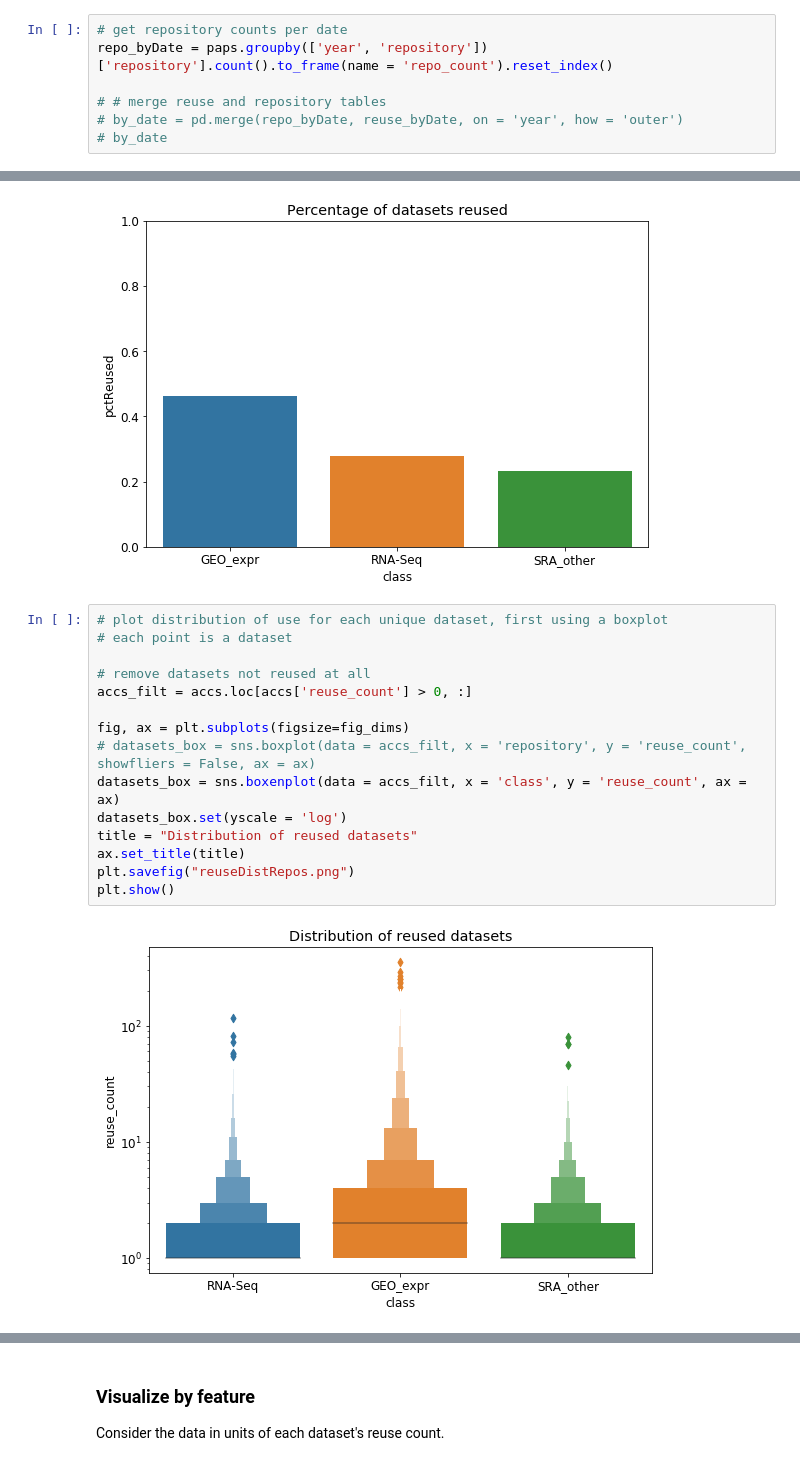
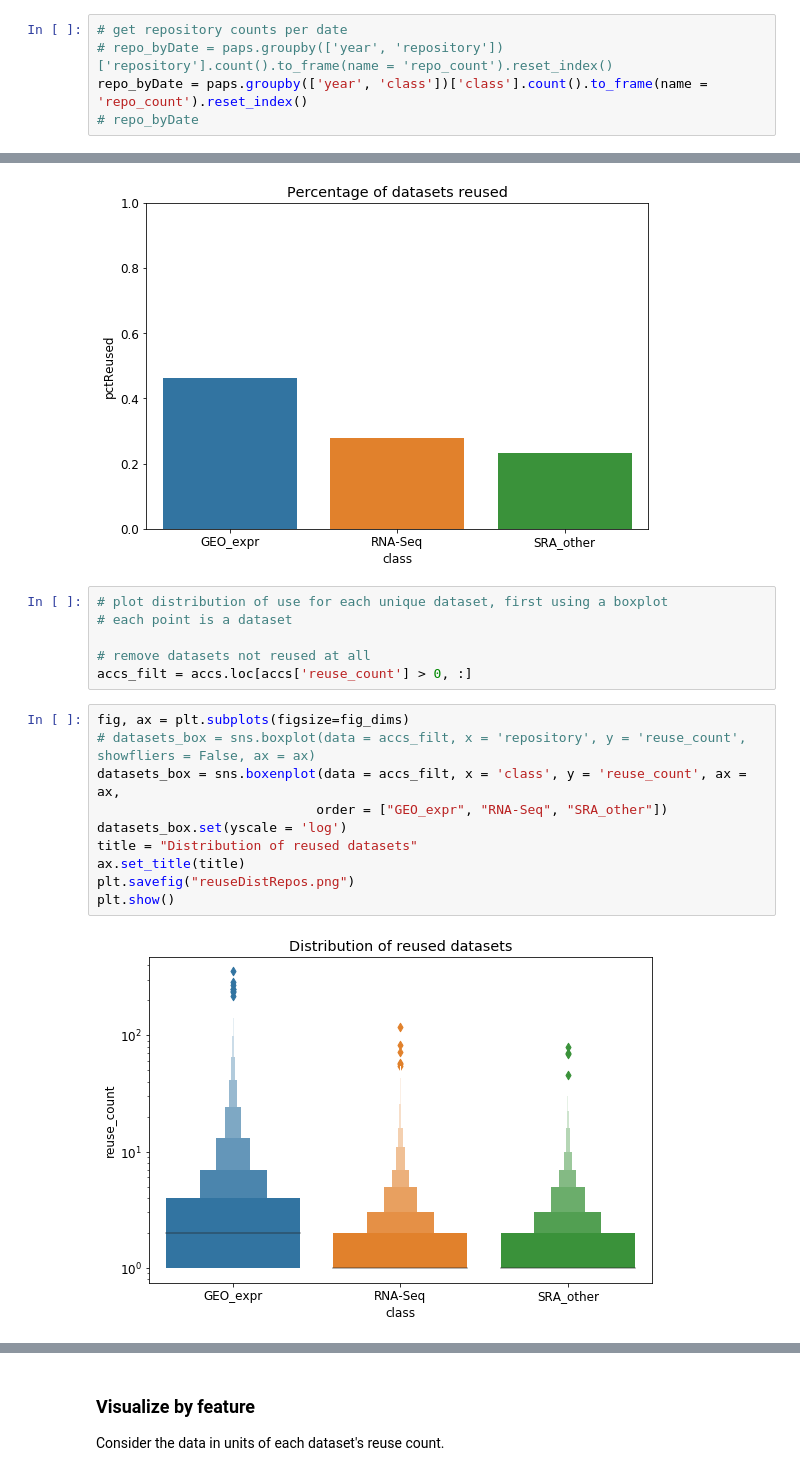
Before and after one commit to smangul1/data_reusability, a Jupyter notebook: jupyter_notebooks/visualize_data.ipynb, the cells around one changed output, grey strips where cells are left out. Cells and saved outputs as stored; diff of their text form.

```diff
--- a/jupyter_notebooks/visualize_data.ipynb
+++ b/jupyter_notebooks/visualize_data.ipynb
@@ -154,11 +109,9 @@ paps['year'] = paps['pmc_date'].dt.year
 # paps
 # %%
 # get repository counts per date
-repo_byDate = paps.groupby(['year', 'repository'])['repository'].count().to_frame(name = 'repo_count').reset_index()
-
-# # merge reuse and repository tables
-# by_date = pd.merge(repo_byDate, reuse_byDate, on = 'year', how = 'outer')
-# by_date
+# repo_byDate = paps.groupby(['year', 'repository'])['repository'].count().to_frame(name = 'repo_count').reset_index()
+repo_byDate = paps.groupby(['year', 'class'])['class'].count().to_frame(name = 'repo_count').reset_index()
+# repo_byDate
 # %%
 dropme = repo_byDate[repo_byDate['year'] == 2020].index
 repo_byDate.drop(dropme, inplace = True)
@@ -349,20 +294,21 @@ plt.savefig("pctDataReused.png")
 plt.show()
 # %% [output]
 [figure]
+# %%
+# plot distribution of use for each unique dataset, first using a boxplot
+# each point is a dataset
+
+# remove datasets not reused at all
+accs_filt = accs.loc[accs['reuse_count'] > 0, :]
 # %%
-# plot distribution of use for each unique dataset, first using a boxplot
-# each point is a dataset
-
-# remove datasets not reused at all
-accs_filt = accs.loc[accs['reuse_count'] > 0, :]
-
 fig, ax = plt.subplots(figsize=fig_dims)
 # datasets_box = sns.boxplot(data = accs_filt, x = 'repository', y = 'reuse_count', showfliers = False, ax = ax)
-datasets_box = sns.boxenplot(data = accs_filt, x = 'class', y = 'reuse_count', ax = ax)
+datasets_box = sns.boxenplot(data = accs_filt, x = 'class', y = 'reuse_count', ax = ax,
+                            order = ["GEO_expr", "RNA-Seq", "SRA_other"])
 datasets_box.set(yscale = 'log')
 title = "Distribution of reused datasets"
 ax.set_title(title)
 plt.savefig("reuseDistRepos.png")
 plt.show()
 # %% [output]
-[figure, old version]
+[figure, new version]
```
Also changed, not shown: parts of 14 cells of this notebook, 19 other files.
